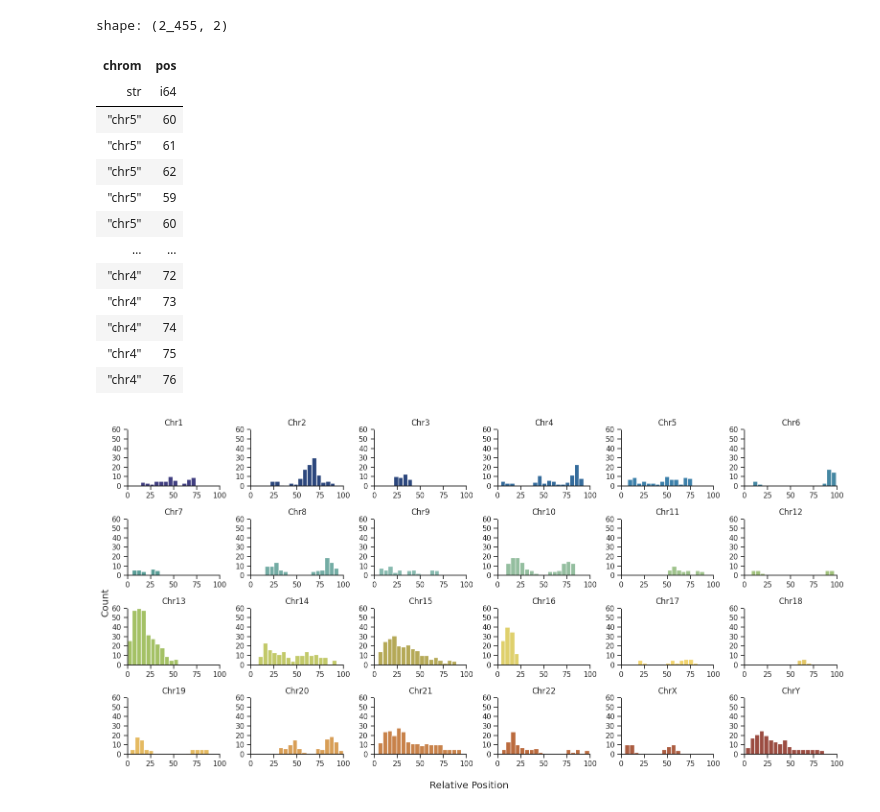
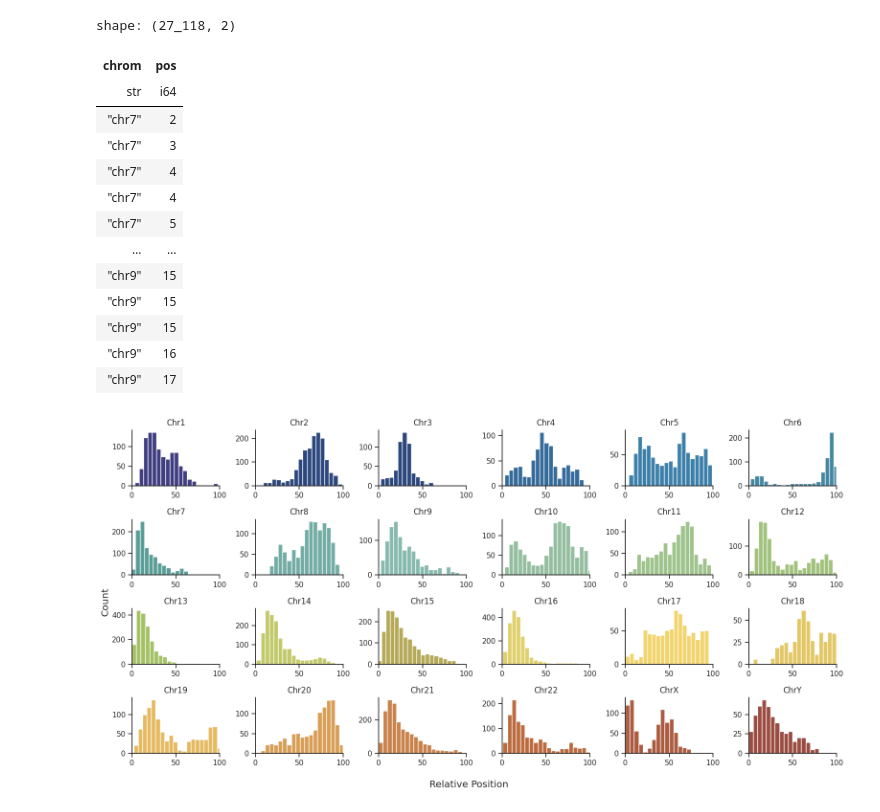
Before and after one commit to koisland/cdr-analysis, a Jupyter notebook: relative_pos.ipynb, the cells around one changed output. Drawn from its saved outputs; the diff is of its cells as text; code cells hidden in the pictures.

Commit message:
Add more figures.

```diff
--- a/relative_pos.ipynb
+++ b/relative_pos.ipynb
@@ -266,0 +363,10 @@ shape: (2, 3)
+# %%
+df_chrom_mons = (
+    df_final.group_by(["chrom"])
+    .agg(pl.col("mons").str.split(","))
+    .explode("mons")
+    .explode("mons")
+    .filter(pl.col("mons") != "")
+    .cast({"mons": pl.Int8})
+)
+df_chrom_mons
@@ -467,11 +684,17 @@ plt.savefig("plot/arr_len_cdr_linregress.png", dpi=600)
 # relative position of cdr
 # by chr
 df_rel_pos = (
-    df_final.select("name", "chrom", "sample", "ctg_name", "st", "end", "hor_st", "hor_end")
+    df_final.select(
+        "name", "chrom", "sample", "ctg_name", "st", "end", "hor_st", "hor_end"
+    )
     .with_columns(arr_len=pl.col("hor_end") - pl.col("hor_st"))
     .with_columns(
-        st_rel=(((pl.col("st") - pl.col("hor_st")) / pl.col("arr_len")) * 100).round().cast(pl.Int8),
-        end_rel=(((pl.col("end") - pl.col("hor_st")) / pl.col("arr_len")) * 100).round().cast(pl.Int8),
+        st_rel=(((pl.col("st") - pl.col("hor_st")) / pl.col("arr_len")) * 100)
+        .round()
+        .cast(pl.Int8),
+        end_rel=(((pl.col("end") - pl.col("hor_st")) / pl.col("arr_len")) * 100)
+        .round()
+        .cast(pl.Int8),
     )
     .select("chrom", "st_rel", "end_rel")
 )
@@ -501,27 +724,25 @@ for chrom, df_grp in df_rel_pos.group_by(["chrom"]):
 # %%
 df_chr_relpos = pl.DataFrame(
-    ((chrom, pos)
-    for chrom, pos_cnts in positions.items()
-    for pos in pos_cnts),
+    ((chrom, pos) for chrom, pos_cnts in positions.items() for pos in pos_cnts),
     orient="row",
-    schema=["chrom", "pos"]
+    schema=["chrom", "pos"],
 )
 df_chr_relpos
 # %% [output]
-shape: (2_455, 2)
+shape: (27_118, 2)
 | chrom | pos |
 | str | i64 |
-| "chr5" | 60 |
-| "chr5" | 61 |
-| "chr5" | 62 |
-| "chr5" | 59 |
-| "chr5" | 60 |
+| "chr7" | 2 |
+| "chr7" | 3 |
+| "chr7" | 4 |
+| "chr7" | 4 |
+| "chr7" | 5 |
 | … | … |
-| "chr4" | 72 |
-| "chr4" | 73 |
-| "chr4" | 74 |
-| "chr4" | 75 |
-| "chr4" | 76 |
+| "chr9" | 15 |
+| "chr9" | 15 |
+| "chr9" | 15 |
+| "chr9" | 16 |
+| "chr9" | 17 |
 # %%
 # Try to make similar # of tick marks on both axes.
 # Show cdr and hor tracks alongside clustering.
@@ -529,39 +750,41 @@ shape: (2_455, 2)
 fig, axes = plt.subplots(4, 6, figsize=(16, 8))
 all_chroms, all_counts, all_bins = [], [], []
 for i, chrom in enumerate(CHR_ORDER):
     div, mod = divmod(i, 6)
     ax: plt.Axes = axes[div, mod]
     positions = df_chr_relpos.filter(pl.col("chrom") == chrom).get_column("pos")
-    (n, bins, patches) = ax.hist(positions, np.arange(min(positions), max(positions) + 5, 5), color=CHR_COLORS[i])
+    (n, bins, patches) = ax.hist(
+        positions, np.arange(min(positions), max(positions) + 5, 5), color=CHR_COLORS[i]
+    )
     # bins used by matplotlib from np.histogram.
     # Returns left and right edge of bin.
     # Calculate midpt.
-    bincenters = 0.5 * ( bins[1:] + bins[:-1])
+    bincenters = 0.5 * (bins[1:] + bins[:-1])
 
     all_chroms.extend([chrom] * len(n))
     all_counts.extend(n)
     all_bins.extend(bincenters)
     # Set tick interval.
-    ax.xaxis.set_major_locator(ticker.MultipleLocator(25))
-    ax.yaxis.set_major_locator(ticker.MultipleLocator(10))
+    # ax.xaxis.set_major_locator(ticker.MultipleLocator(25))
+    # ax.yaxis.set_major_locator(ticker.MultipleLocator(10))
     ax.set_title(f"C{chrom[1:]}")
 
     # Set limits. y-lim set manually to fit data.
     ax.set_xlim(0, 100)
-    ax.set_ylim(0, 60)
+
     ax.grid(None)
     ax.set_facecolor("white")
     # Draw spines of plot
-    for spine in ['left', 'bottom']:
-        ax.spines[spine].set_color('k')
+    for spine in ["left", "bottom"]:
+        ax.spines[spine].set_color("k")
     # Add ticks.
     ax.tick_params("both", left=True, bottom=True)
 
 # fig.suptitle("Relative CDR Position by Chromosome")
 fig.supxlabel("Relative Position")
 fig.supylabel("Count")
 fig.set_tight_layout(True)
 fig.savefig("plot/rel_cdr_pos.png", dpi=1200)
 # %% [output]
-[figure, old version]
+[figure, new version]
 # %%
```
Also changed, not shown: parts of 35 cells of this notebook, 10 other files.
